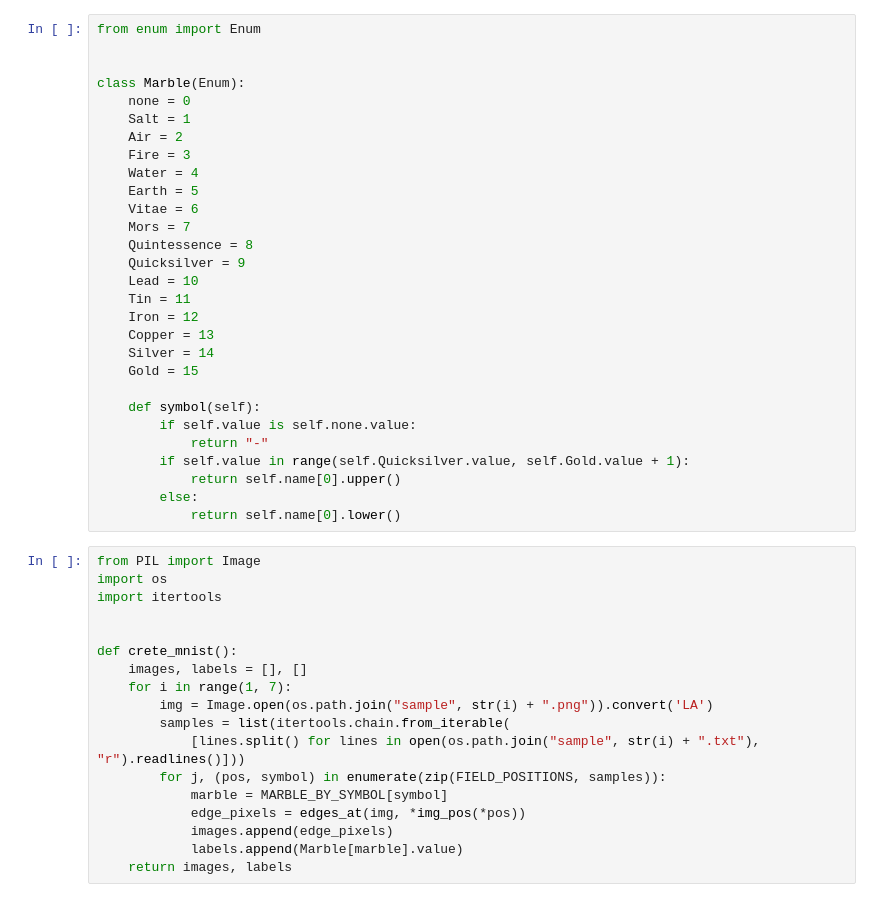
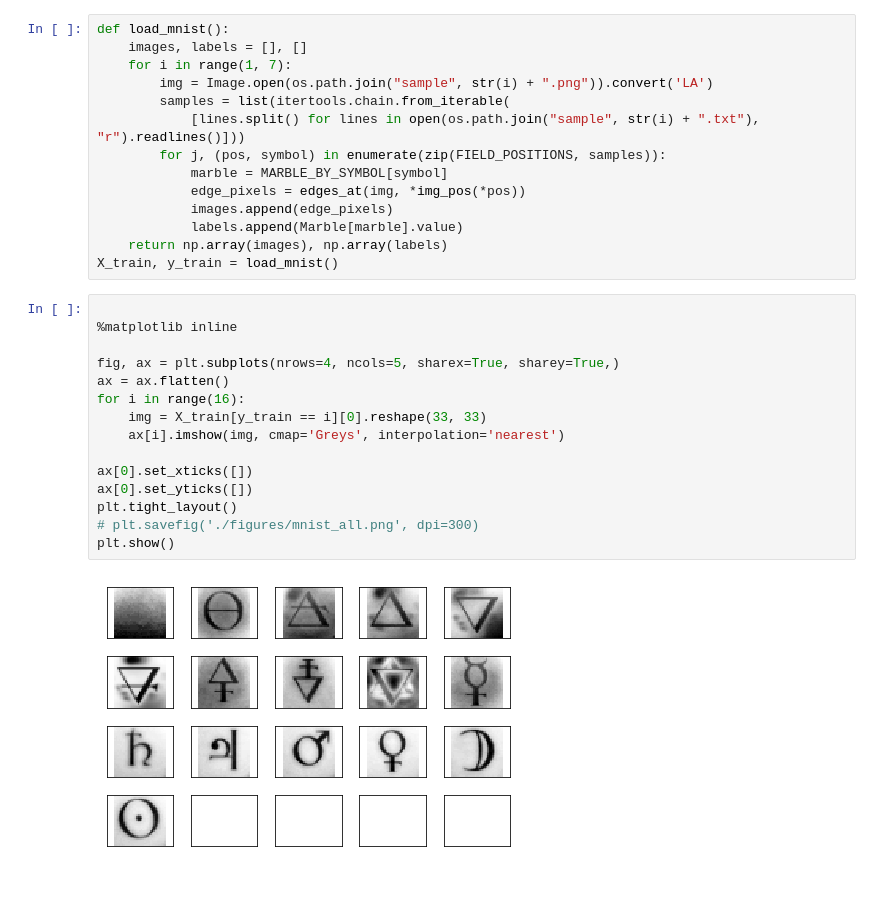
Before and after one commit to Tsuki/Tensorflow-Sigmar-Garden, a Jupyter notebook: keras.ipynb, the cells around one changed output. Drawn from its saved outputs; the diff is of its cells as text.

Commit message:
Train

```diff
--- a/keras.ipynb
+++ b/keras.ipynb
@@ -58,42 +87,8 @@ FIELD_POSITIONS = field_positions()
 PIXELS_TO_SCAN = pixels_to_scan()
 
 MARBLE_BY_SYMBOL = dict(zip([Marble.symbol(e) for e in Marble], [e.name for e in Marble]))
-# %%
-from enum import Enum
-
-
-class Marble(Enum):
-    none = 0
-    Salt = 1
-    Air = 2
-    Fire = 3
-    Water = 4
-    Earth = 5
-    Vitae = 6
-    Mors = 7
-    Quintessence = 8
-    Quicksilver = 9
-    Lead = 10
-    Tin = 11
-    Iron = 12
-    Copper = 13
-    Silver = 14
-    Gold = 15
-
-    def symbol(self):
-        if self.value is self.none.value:
-            return "-"
-        if self.value in range(self.Quicksilver.value, self.Gold.value + 1):
-            return self.name[0].upper()
-        else:
-            return self.name[0].lower()
 # %%
-from PIL import Image
-import os
-import itertools
-
-
-def crete_mnist():
+def load_mnist():
     images, labels = [], []
     for i in range(1, 7):
         img = Image.open(os.path.join("sample", str(i) + ".png")).convert('LA')
@@ -104,4 +99,22 @@ def crete_mnist():
             edge_pixels = edges_at(img, *img_pos(*pos))
             images.append(edge_pixels)
             labels.append(Marble[marble].value)
-    return images, labels
+    return np.array(images), np.array(labels)
+X_train, y_train = load_mnist()
+# %%
+
+%matplotlib inline
+
+fig, ax = plt.subplots(nrows=4, ncols=5, sharex=True, sharey=True,)
+ax = ax.flatten()
+for i in range(16):
+    img = X_train[y_train == i][0].reshape(33, 33)
+    ax[i].imshow(img, cmap='Greys', interpolation='nearest')
+
+ax[0].set_xticks([])
+ax[0].set_yticks([])
+plt.tight_layout()
+# plt.savefig('./figures/mnist_all.png', dpi=300)
+plt.show()
+# %% [output]
+[figure, added]
```
Also changed, not shown: parts of 4 cells of this notebook, 3 other files.
